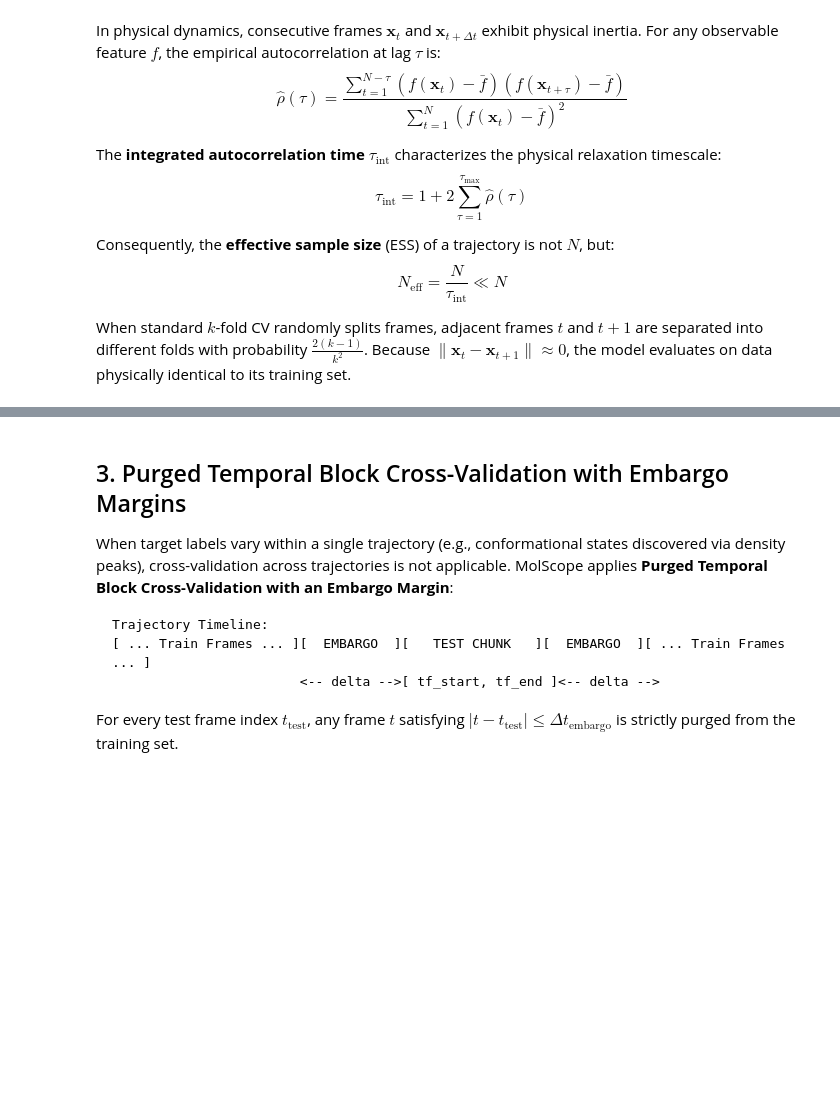
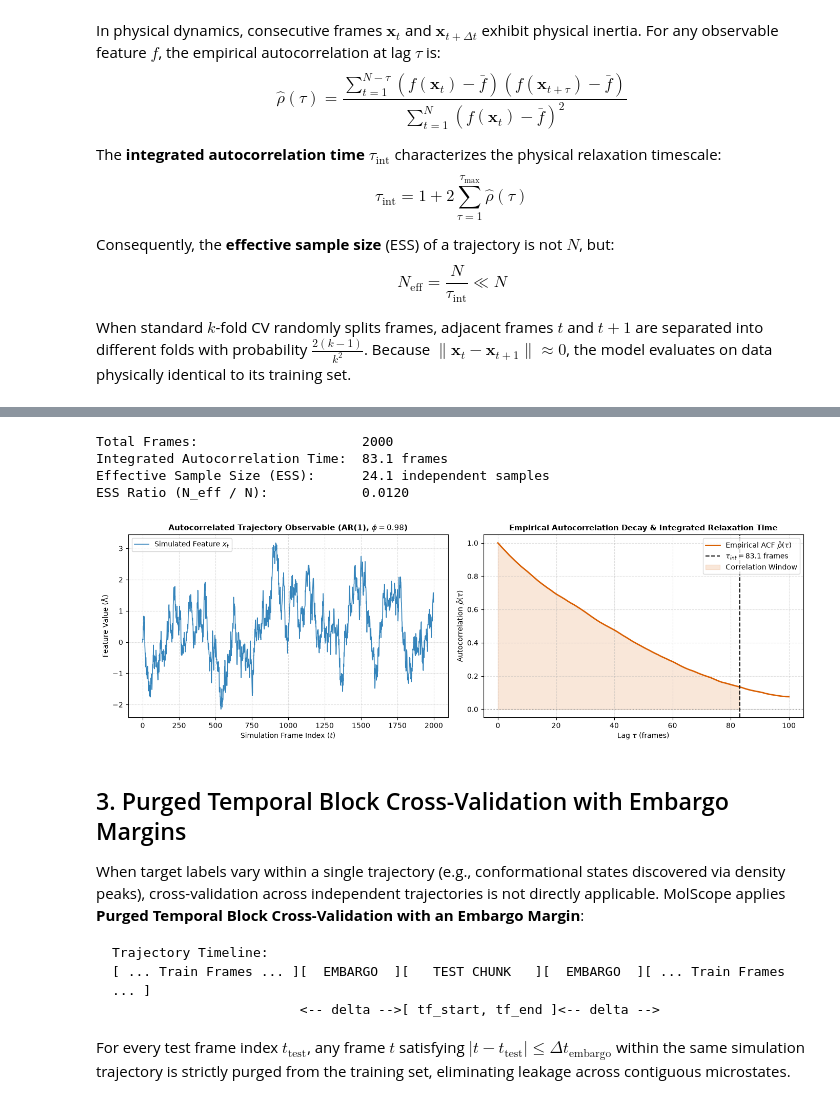
Before and after one commit to N-S8990/molscope, a Jupyter notebook: notebooks/07_ML_Validation_and_Leakage_Prevention.ipynb, the cells around one changed output, grey strips where cells are left out. Saved outputs shown, nothing was run; the diff lists cells and outputs as text; code cells hidden in the pictures; blank space fills up the shorter version.

Commit message:
notebooks: execute 07 ML Validation and Leakage Prevention notebook with purged CV schedules and permutation null controls

````diff
--- a/notebooks/07_ML_Validation_and_Leakage_Prevention.ipynb
+++ b/notebooks/07_ML_Validation_and_Leakage_Prevention.ipynb
@@ -30,32 +32,71 @@ When standard $k$-fold CV randomly splits frames, adjacent frames $t$ and $t+1$
 # %%
 import numpy as np
 import pandas as pd
 import matplotlib.pyplot as plt
 
 from molscope.analysis.quality.statistical_rigor import (
     check_simulation_convergence,
     _integrated_autocorrelation_time,
 )
 
 # Simulate a synthetic feature: slow AR(1) process with high autocorrelation
 np.random.seed(42)
 n_frames = 2000
 ar_feature = np.zeros(n_frames)
 for t in range(1, n_frames):
     ar_feature[t] = 0.98 * ar_feature[t - 1] + np.random.normal(0, 0.2)
 
 # Compute integrated autocorrelation time
 tau_int = _integrated_autocorrelation_time(ar_feature, max_lag=100)
 ess = n_frames / tau_int
 
 print(f"Total Frames:                     {n_frames}")
 print(f"Integrated Autocorrelation Time:  {tau_int:.1f} frames")
 print(f"Effective Sample Size (ESS):      {ess:.1f} independent samples")
 print(f"ESS Ratio (N_eff / N):            {ess / n_frames:.4f}")
+
+# Compute empirical autocorrelation decay for visualization
+lags = np.arange(101)
+mean_f = np.mean(ar_feature)
+var_f = np.var(ar_feature)
+acf = np.array([
+    np.mean((ar_feature[:n_frames - lag] - mean_f) * (ar_feature[lag:] - mean_f)) / var_f
+    if lag > 0 else 1.0
+    for lag in lags
+])
+
+# Rich biophysical visualization
+fig, (ax1, ax2) = plt.subplots(1, 2, figsize=(14, 4.5), dpi=100)
+
+ax1.plot(ar_feature, color="#1f77b4", lw=1.2, alpha=0.9, label="Simulated Feature $x_t$")
+ax1.set_title(r"Autocorrelated Trajectory Observable (AR(1), $\phi = 0.98$)", fontsize=11, fontweight="bold")
+ax1.set_xlabel("Simulation Frame Index ($t$)", fontsize=10)
+ax1.set_ylabel("Feature Value (Å)", fontsize=10)
+ax1.grid(True, linestyle="--", alpha=0.4)
+ax1.legend(loc="upper left")
+
+ax2.plot(lags, acf, color="#d95f02", lw=2.0, label=r"Empirical ACF $\hat{\rho}(\tau)$")
+ax2.axvline(tau_int, color="black", linestyle="--", lw=1.5, label=rf"$\tau_{{int}} = {tau_int:.1f}$ frames")
+ax2.axhline(0, color="gray", lw=0.8, linestyle=":")
+ax2.fill_between(lags[:int(tau_int)+1], 0, acf[:int(tau_int)+1], color="#d95f02", alpha=0.15, label="Correlation Window")
+ax2.set_title("Empirical Autocorrelation Decay & Integrated Relaxation Time", fontsize=11, fontweight="bold")
+ax2.set_xlabel(r"Lag $\tau$ (frames)", fontsize=10)
+ax2.set_ylabel(r"Autocorrelation $\hat{\rho}(\tau)$", fontsize=10)
+ax2.legend(loc="upper right", frameon=True)
+ax2.grid(True, linestyle="--", alpha=0.4)
+
+plt.tight_layout()
+plt.show()
+# %% [output]
+Total Frames:                     2000
+Integrated Autocorrelation Time:  83.1 frames
+Effective Sample Size (ESS):      24.1 independent samples
+ESS Ratio (N_eff / N):            0.0120
+[figure, added]
 # %% [markdown]
 ## 3. Purged Temporal Block Cross-Validation with Embargo Margins
 
-When target labels vary within a single trajectory (e.g., conformational states discovered via density peaks), cross-validation across trajectories is not applicable.
+When target labels vary within a single trajectory (e.g., conformational states discovered via density peaks), cross-validation across independent trajectories is not directly applicable.
 MolScope applies **Purged Temporal Block Cross-Validation with an Embargo Margin**:
 
 ```text
@@ -64,4 +105,4 @@ Trajectory Timeline:
                         <-- delta -->[ tf_start, tf_end ]<-- delta -->
 ```
 
-For every test frame index $t_{\text{test}}$, any frame $t$ satisfying $|t - t_{\text{test}}| \le \Delta t_{\text{embargo}}$ is strictly purged from the training set.
+For every test frame index $t_{\text{test}}$, any frame $t$ satisfying $|t - t_{\text{test}}| \le \Delta t_{\text{embargo}}$ within the same simulation trajectory is strictly purged from the training set, eliminating leakage across contiguous microstates.
````
Also changed, not shown: parts of 8 cells of this notebook.
